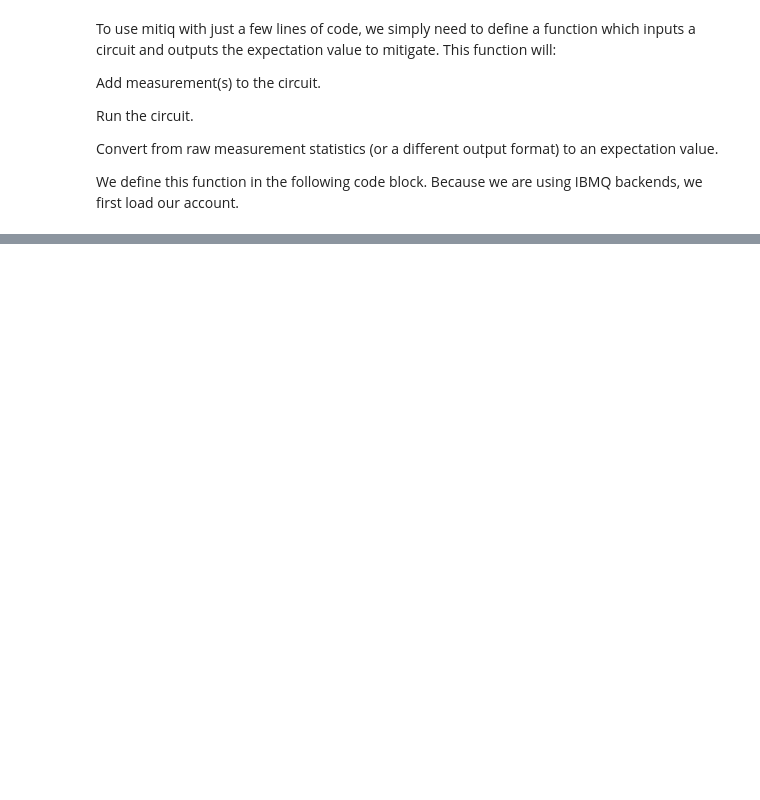
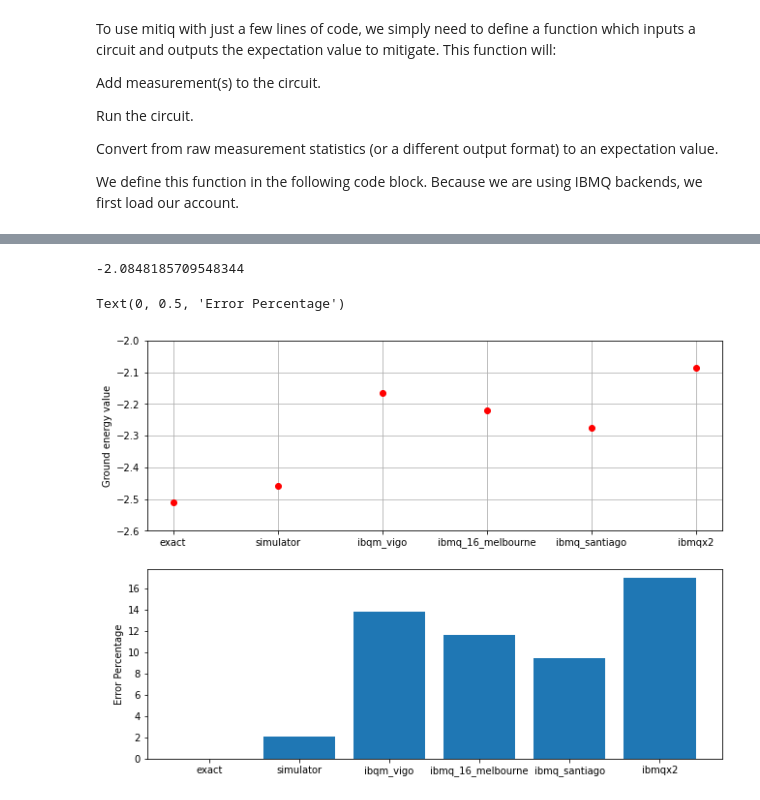
Before and after one commit to JavierNaya/QOSF_Mentorship, a Jupyter notebook: main .ipynb, the cells around one changed output, grey strips where cells are left out. Cells and saved outputs as stored; diff of their text form; code cells hidden in the pictures; blank space fills up the shorter version.

```diff
--- a/main .ipynb
+++ b/main .ipynb
@@ -419,0 +414,39 @@ AquaError: 'Dictionary missing "paulis" key'
+# %%
+theta_0 = 2*math.pi*np.random.random([3]) #Initial random values
+
+sol = opt.minimize(Expectation_Hamiltonian,theta_0,args=(HT,input_noise),method='COBYLA',bounds=(0,2*math.pi))
+print(sol.fun)
+results.append(sol.fun)
+# %% [output]
+-2.0848185709548344
+# %%
+results_noise = [-2.511639972107E+00,
+-2.458433722856E+00,
+-2.165740952187E+00,
+-2.219961298297E+00,
+-2.274047099602E+00,
+-2.084818570955E+00,
+]
+
+error_noise = []
+for i in range(len(results_noise)):
+    error_noise.append(abs(results_noise[i]-results_noise[0])*100/abs(results_noise[0]))
+# %%
+labels = ['exact','simulator','ibqm_vigo','ibmq_16_melbourne','ibmq_santiago','ibmqx2']
+
+plt.figure(1)
+
+plt.subplot(2,1,1)
+plt.plot(labels,results_noise,'ro')
+plt.gcf().subplots_adjust(right = 1.5,top = 1.5,bottom = 0)
+plt.grid()
+plt.ylim([-2.6,-2])
+plt.ylabel('Ground energy value')
+
+
+plt.subplot(2,1,2)
+plt.bar(labels,error_noise)
+plt.ylabel('Error Percentage')
+# %% [output]
+Text(0, 0.5, 'Error Percentage')
+[figure, added]
```
Also changed, not shown: parts of 26 cells of this notebook, 3 other files.
